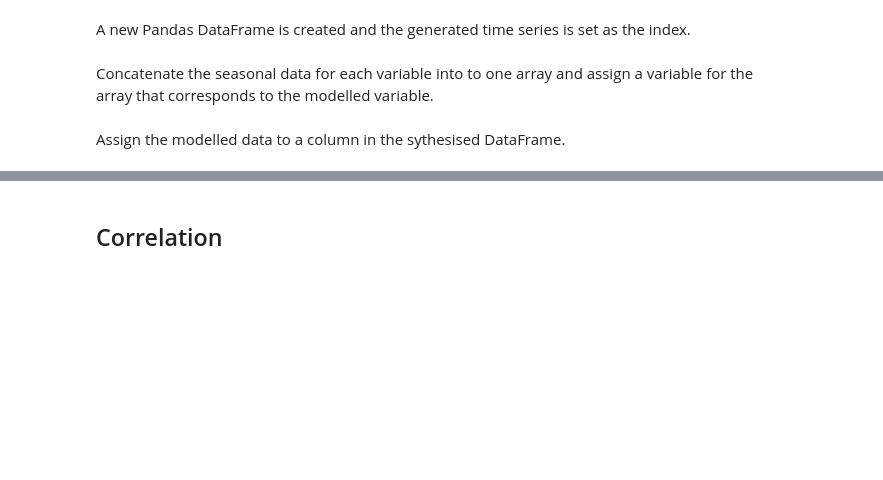
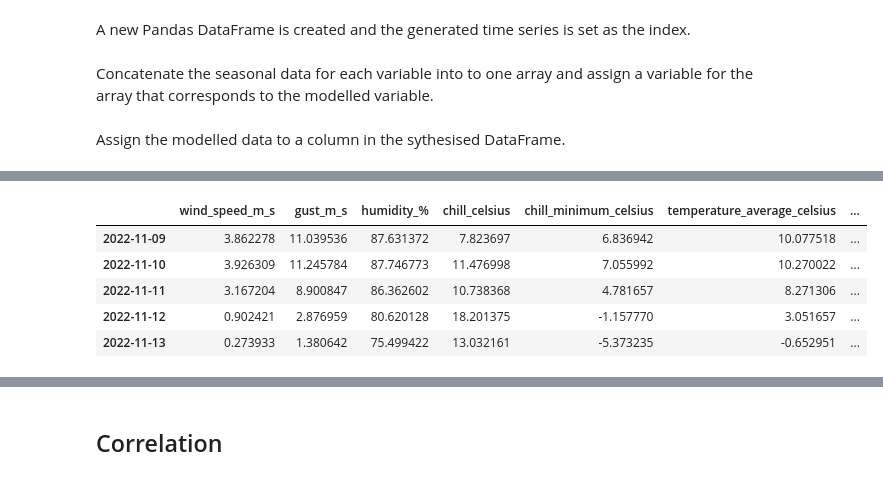
Before and after one commit to humphs078/ProgrammingforDataAnalysisAssignment_1, a Jupyter notebook: submission_notebook.ipynb, the cells around one changed output, grey strips where cells are left out. Saved outputs shown, nothing was run; the diff lists cells and outputs as text; code cells hidden in the pictures; blank space fills up the shorter version.

```diff
--- a/submission_notebook.ipynb
+++ b/submission_notebook.ipynb
@@ -1200,0 +1257,9 @@ print(synthesised_dataset)
+# %%
+synthesised_dataset.head()
+# %% [output]
+|  | wind_speed_m_s | gust_m_s | humidity_% | chill_celsius | chill_minimum_celsius | temperature_average_celsius | ... |
+| 2022-11-09 | 3.862278 | 11.039536 | 87.631372 | 7.823697 | 6.836942 | 10.077518 | ... |
+| 2022-11-10 | 3.926309 | 11.245784 | 87.746773 | 11.476998 | 7.055992 | 10.270022 | ... |
+| 2022-11-11 | 3.167204 | 8.900847 | 86.362602 | 10.738368 | 4.781657 | 8.271306 | ... |
+| 2022-11-12 | 0.902421 | 2.876959 | 80.620128 | 18.201375 | -1.157770 | 3.051657 | ... |
+| 2022-11-13 | 0.273933 | 1.380642 | 75.499422 | 13.032161 | -5.373235 | -0.652951 | ... |
```
Also changed, not shown: parts of 21 cells of this notebook, 5 other files.
